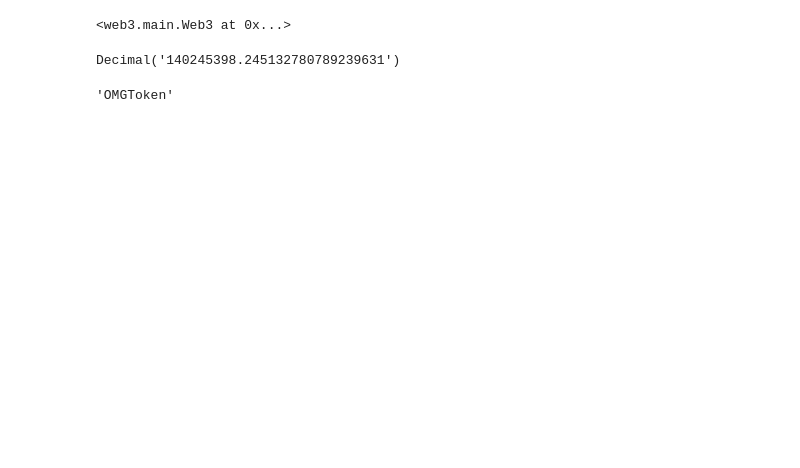
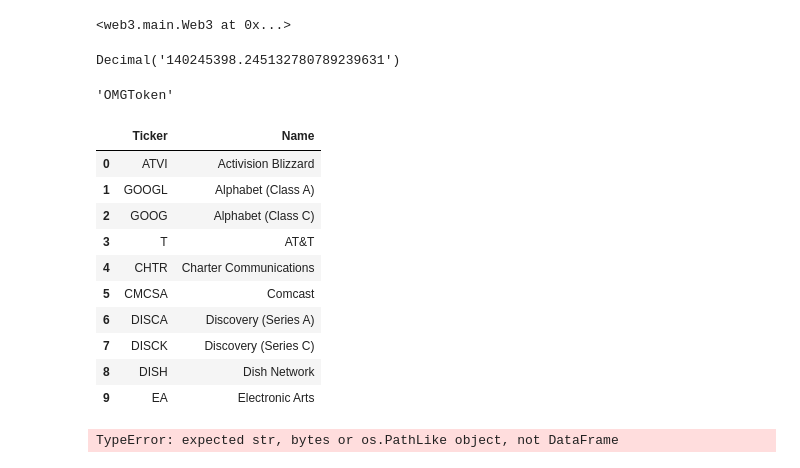
Before and after one commit to munjik/personal-projects, a Jupyter notebook: web3/Untitled.ipynb, the cells around one changed output. Cells and saved outputs as stored; diff of their text form; code cells hidden in the pictures; blank space fills up the shorter version.

```diff
--- a/web3/Untitled.ipynb
+++ b/web3/Untitled.ipynb
@@ -25,0 +34,16 @@ contract.functions.name().call()
+# %%
+# path = 'ticker_list.csv'
+companyListFile = pd.read_csv('/Users/munjismac/code/munjik/personal-projects/web3/ticker_list.csv')
+companyListFile.head(10)
+# %% [output]
+|  | Ticker | Name |
+| 0 | ATVI | Activision Blizzard |
+| 1 | GOOGL | Alphabet (Class A) |
+| 2 | GOOG | Alphabet (Class C) |
+| 3 | T | AT&T |
+| 4 | CHTR | Charter Communications |
+| 5 | CMCSA | Comcast |
+| 6 | DISCA | Discovery (Series A) |
+| 7 | DISCK | Discovery (Series C) |
+| 8 | DISH | Dish Network |
+| 9 | EA | Electronic Arts |
@@ -25,0 +87,33 @@ contract.functions.name().call()
+# %%
+def main():
+    FormType = "10-K"   ### <=== Type your document type here
+    nbDocPause = 10 ### <=== Type your number of documents to download in one batch
+    nbSecPause = 0 ### <=== Type your pausing time in seconds between each batch
+
+    csvFile = open(companyListFile,"r") #<===open and read from a csv file with the list of company ticker symbols (the file has a line with headers)
+    csvReader = csv.reader(csvFile,delimiter=",")
+    csvData = list(csvReader)
+
+    csvOutput = open(IndexLinksFile,"a+b") #<===open and write to a csv file which will include the list of index links. New rows will be appended.
+    csvWriter = csv.writer(csvOutput, quoting = csv.QUOTE_NONNUMERIC)
+
+    csvWriter.writerow(["Ticker", "DocIndex","IndexLink", "Description", "FilingDate","NewFilingDate"])
+    csvOutput.close()
+
+    i = 1
+    for rowData in csvData[1:]:
+        ticker = rowData[0]
+        getIndexLink(ticker,FormType)
+        if i%nbDocPause == 0:
+            print(i)
+            print("Pause for "+str(nbSecPause)+" second .... ")
+            time.sleep(float(nbSecPause))
+        i=i+1
+
+    csvFile.close()
+    print("done!")
+
+if __name__ == "__main__":
+    main()
+# %% [output]
+TypeError: expected str, bytes or os.PathLike object, not DataFrame
```
Also changed, not shown: parts of 8 cells of this notebook, 7 other files.
